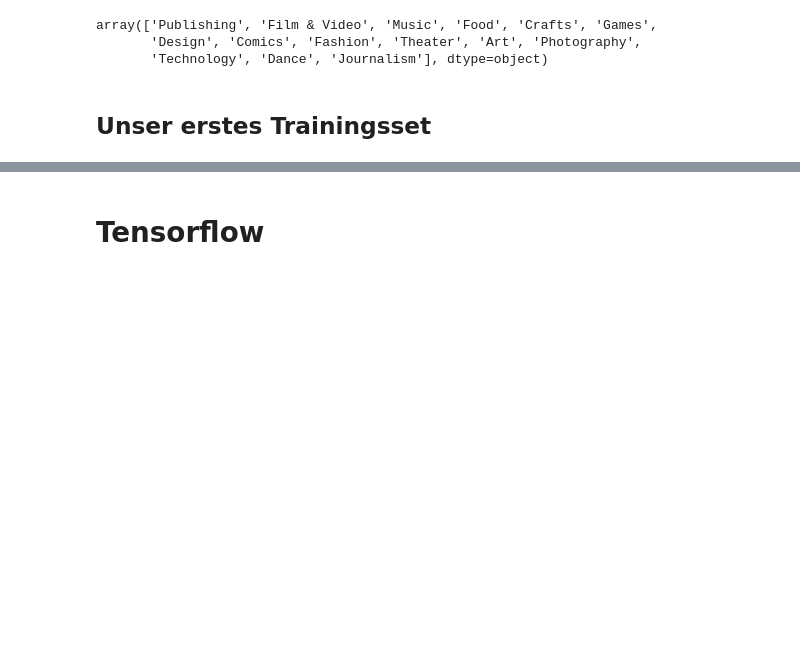
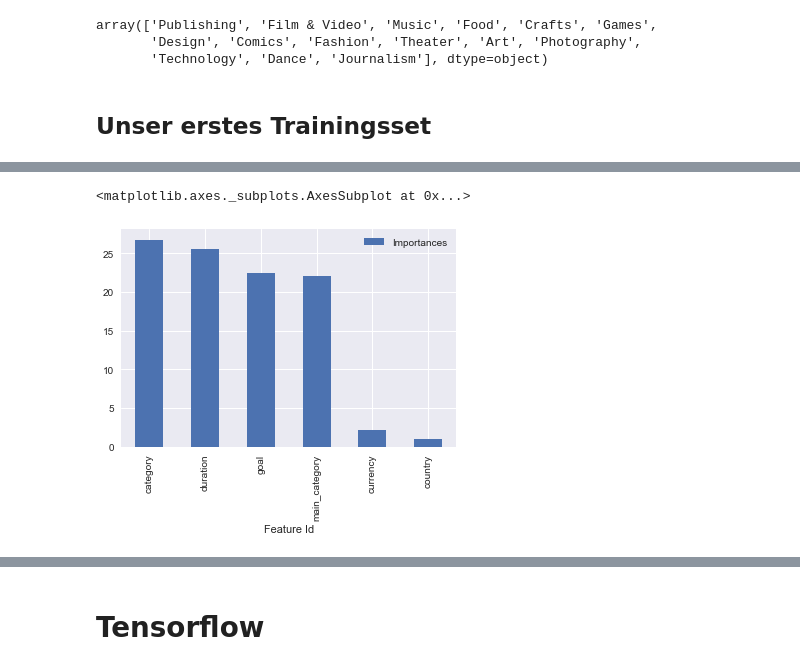
Before and after one commit to solutionfinders/PythonforAI, a Jupyter notebook: PythonforAI.ipynb, the cells around one changed output, grey strips where cells are left out. Cells and saved outputs as stored; diff of their text form; code cells hidden in the pictures; blank space fills up the shorter version.

```diff
--- a/PythonforAI.ipynb
+++ b/PythonforAI.ipynb
@@ -488,0 +715,4 @@ X_train, X_test, y_train, y_test = train_test_split(
+# %%
+X_train, X_test, y_train, y_test = train_test_split(
+    X, y, test_size=0.1,
+)
@@ -488,0 +728,4 @@ X_train, X_test, y_train, y_test = train_test_split(
+# %%
+print(X.dtypes)
+
+categorical_features_indices = np.where(X.dtypes == np.object)[0]
@@ -488,0 +740,11 @@ X_train, X_test, y_train, y_test = train_test_split(
+# %%
+%%time
+model_mit_duration = CatBoostClassifier(
+   iterations=50
+)
+model_mit_duration.fit(
+    X_train,
+    y_train,
+    cat_features=categorical_features_indices,
+    eval_set=(X_test, y_test),
+)
@@ -488,0 +783,9 @@ X_train, X_test, y_train, y_test = train_test_split(
+# %%
+import seaborn as sns
+sns.set()
+# %%
+model_mit_duration.get_feature_importance(prettified=True
+                                         ).plot.bar(x="Feature Id")
+# %% [output]
+<matplotlib.axes._subplots.AxesSubplot at 0x...>
+[figure, added]
```
Also changed, not shown: parts of 56 cells of this notebook.
